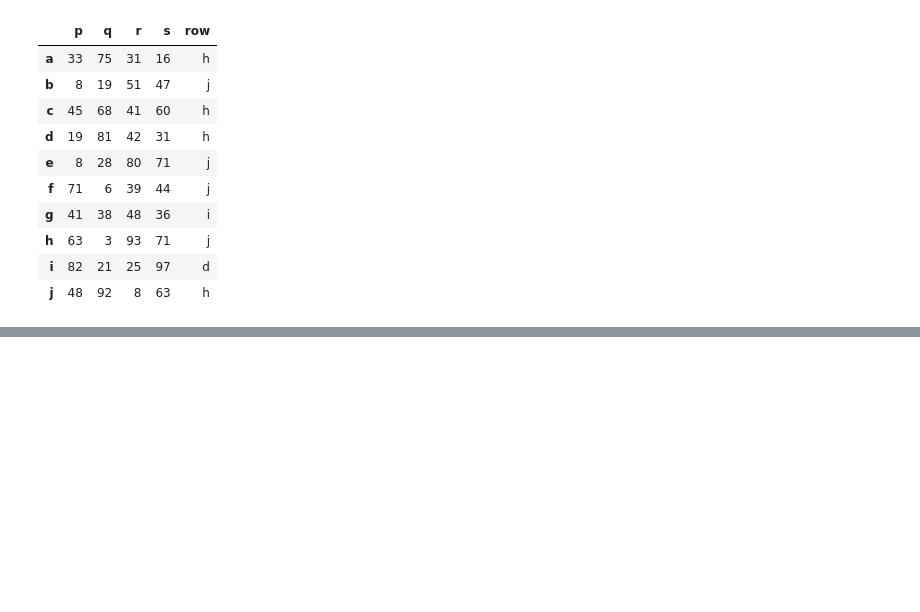
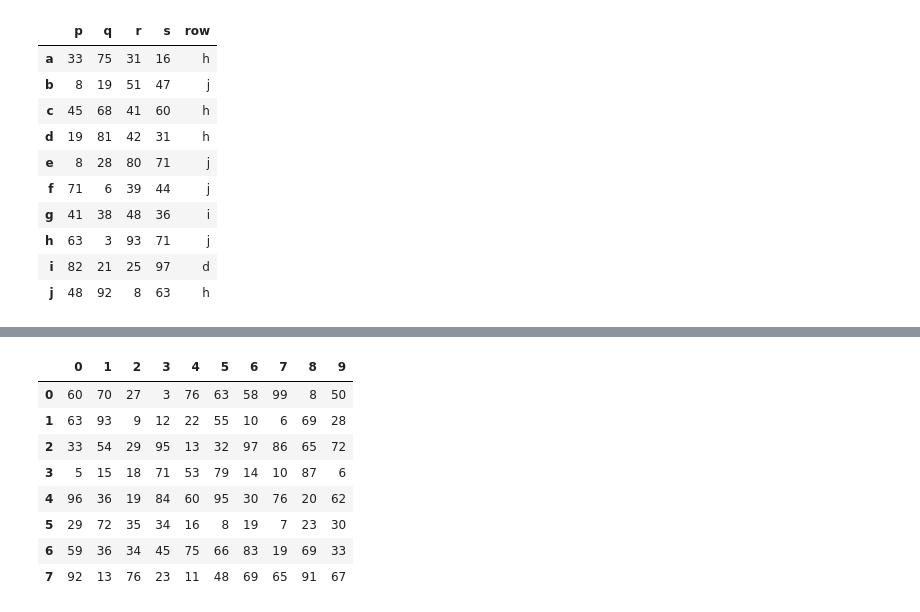
Before and after one commit to kishan-chakraborty/Tutorials, a Jupyter notebook: Pandas/tut1.ipynb, the cells around one changed output, grey strips where cells are left out. Cells and saved outputs as stored; diff of their text form; code cells hidden in the pictures; blank space fills up the shorter version.

```diff
--- a/Pandas/tut1.ipynb
+++ b/Pandas/tut1.ipynb
@@ -683,0 +701,14 @@ df
+# %%
+# Create a new column 'penultimate' which has the second largest value of each row of df
+df = pd.DataFrame(np.random.randint(1,100, 80).reshape(8, -1))
+[df.iloc[i].nlargest(2).values[-1] for i in range(len(df))]
+# %% [output]
+|  | 0 | 1 | 2 | 3 | 4 | 5 | 6 | 7 | 8 | 9 |
+| 0 | 60 | 70 | 27 | 3 | 76 | 63 | 58 | 99 | 8 | 50 |
+| 1 | 63 | 93 | 9 | 12 | 22 | 55 | 10 | 6 | 69 | 28 |
+| 2 | 33 | 54 | 29 | 95 | 13 | 32 | 97 | 86 | 65 | 72 |
+| 3 | 5 | 15 | 18 | 71 | 53 | 79 | 14 | 10 | 87 | 6 |
+| 4 | 96 | 36 | 19 | 84 | 60 | 95 | 30 | 76 | 20 | 62 |
+| 5 | 29 | 72 | 35 | 34 | 16 | 8 | 19 | 7 | 23 | 30 |
+| 6 | 59 | 36 | 34 | 45 | 75 | 66 | 83 | 19 | 69 | 33 |
+| 7 | 92 | 13 | 76 | 23 | 11 | 48 | 69 | 65 | 91 | 67 |
```
Also changed, not shown: parts of 8 cells of this notebook, 1 other file.
